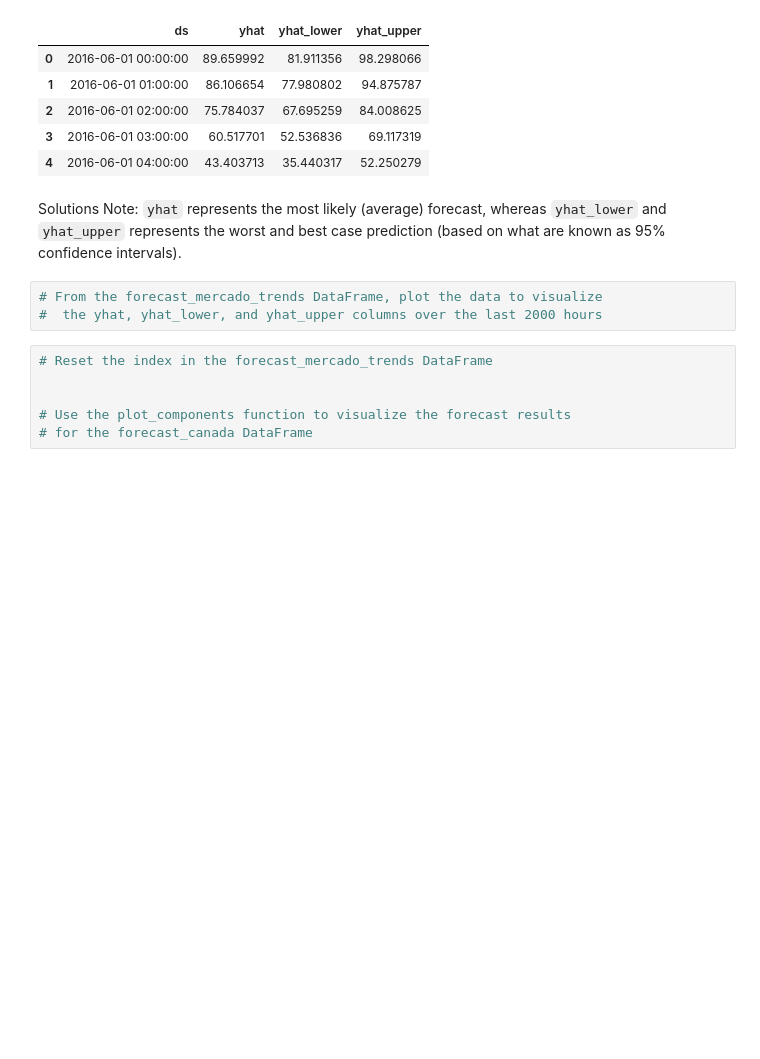
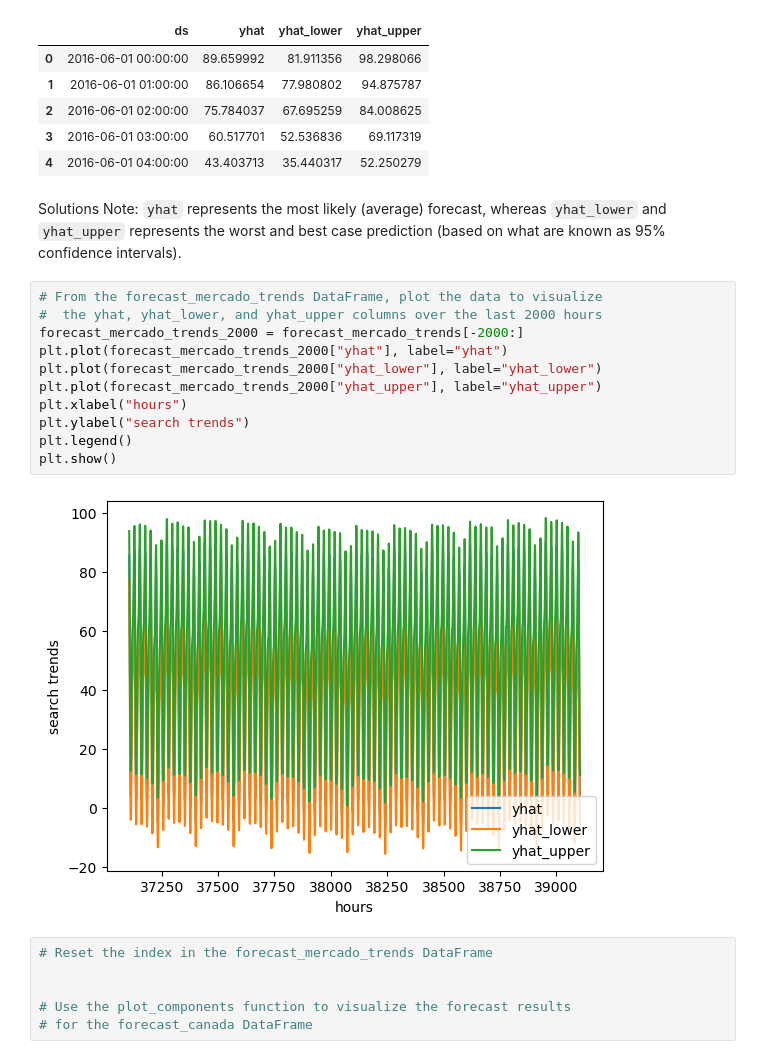
Before and after one commit to chelseyellen/prophet-challenge, a Jupyter notebook: forecasting_net_prophet_CEH.ipynb, the cells around one changed output. Drawn from its saved outputs; the diff is of its cells as text; blank space fills up the shorter version.

```diff
--- a/forecasting_net_prophet_CEH.ipynb
+++ b/forecasting_net_prophet_CEH.ipynb
@@ -496,6 +496,16 @@ Solutions Note: `yhat` represents the most likely (average) forecast, whereas `y
 # %%
 # From the forecast_mercado_trends DataFrame, plot the data to visualize
 #  the yhat, yhat_lower, and yhat_upper columns over the last 2000 hours
+forecast_mercado_trends_2000 = forecast_mercado_trends[-2000:]
+plt.plot(forecast_mercado_trends_2000["yhat"], label="yhat")
+plt.plot(forecast_mercado_trends_2000["yhat_lower"], label="yhat_lower")
+plt.plot(forecast_mercado_trends_2000["yhat_upper"], label="yhat_upper")
+plt.xlabel("hours")
+plt.ylabel("search trends")
+plt.legend()
+plt.show()
+# %% [output]
+[figure, added]
 # %%
 # Reset the index in the forecast_mercado_trends DataFrame
 
```
